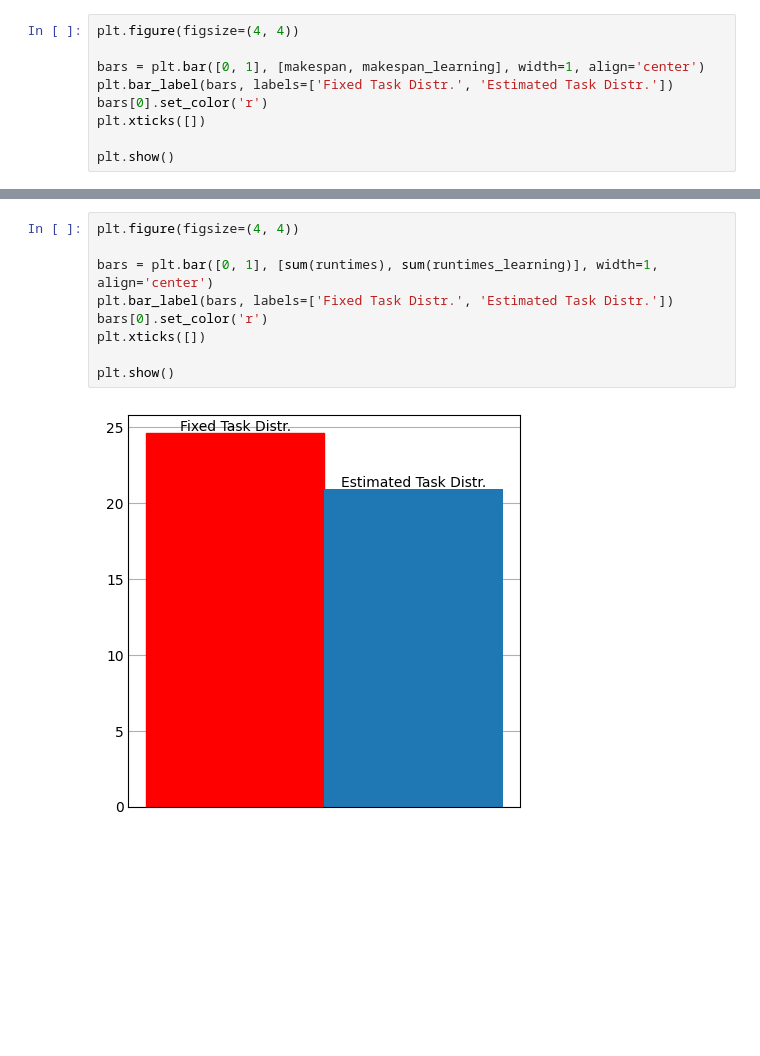
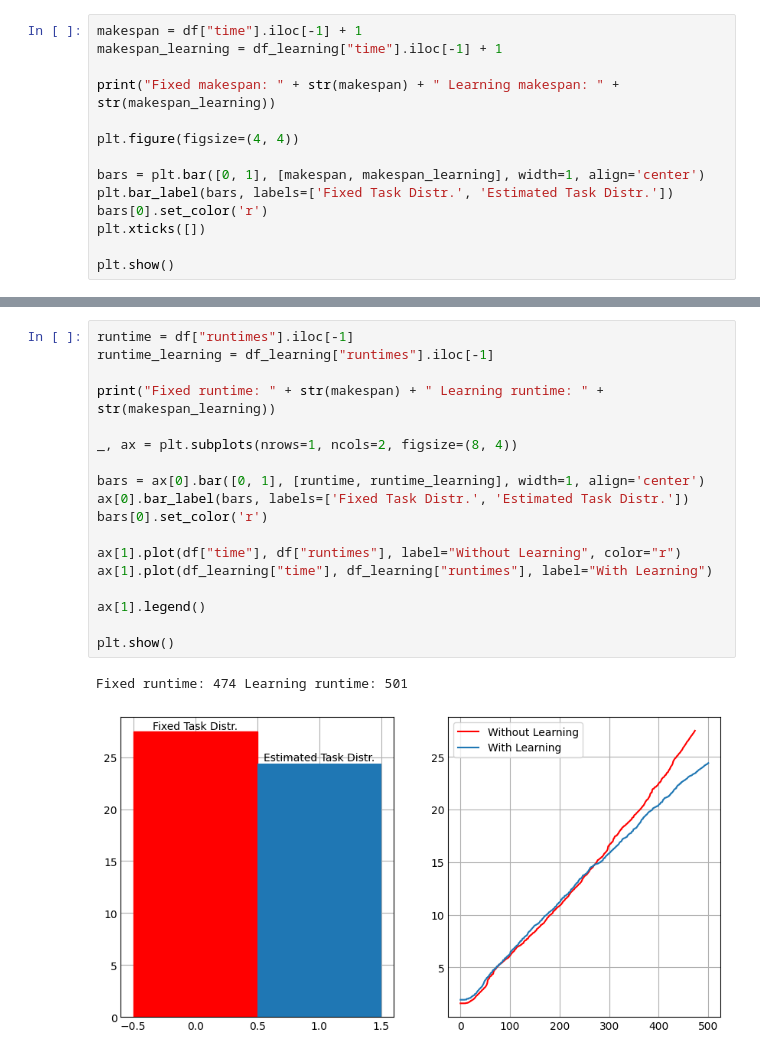
Before and after one commit to pullipulli/estimation_MAPD-P, a Jupyter notebook: Utils/show_stats.ipynb, the cells around one changed output, grey strips where cells are left out. Cells and saved outputs as stored; diff of their text form; blank space fills up the shorter version.

```diff
--- a/Utils/show_stats.ipynb
+++ b/Utils/show_stats.ipynb
@@ -62,4 +62,9 @@ plt.show()
 # %%
+makespan = df["time"].iloc[-1] + 1
+makespan_learning = df_learning["time"].iloc[-1] + 1
+
+print("Fixed makespan: " + str(makespan) + " Learning makespan: " + str(makespan_learning))
+
 plt.figure(figsize=(4, 4))
 
 bars = plt.bar([0, 1], [makespan, makespan_learning], width=1, align='center')
@@ -77,12 +79,22 @@ plt.show()
 # %%
-plt.figure(figsize=(4, 4))
+runtime = df["runtimes"].iloc[-1]
+runtime_learning = df_learning["runtimes"].iloc[-1]
 
-bars = plt.bar([0, 1], [sum(runtimes), sum(runtimes_learning)], width=1, align='center')
-plt.bar_label(bars, labels=['Fixed Task Distr.', 'Estimated Task Distr.'])
+print("Fixed runtime: " + str(makespan) + " Learning runtime: " + str(makespan_learning))
+
+_, ax = plt.subplots(nrows=1, ncols=2, figsize=(8, 4))
+
+bars = ax[0].bar([0, 1], [runtime, runtime_learning], width=1, align='center')
+ax[0].bar_label(bars, labels=['Fixed Task Distr.', 'Estimated Task Distr.'])
 bars[0].set_color('r')
-plt.xticks([])
+
+ax[1].plot(df["time"], df["runtimes"], label="Without Learning", color="r")
+ax[1].plot(df_learning["time"], df_learning["runtimes"], label="With Learning")
+
+ax[1].legend()
 
 plt.show()
 # %% [output]
+Fixed runtime: 474 Learning runtime: 501
-[figure, old version]
+[figure, new version]
 # %%
```
Also changed, not shown: parts of 7 cells of this notebook, 3 other files.
